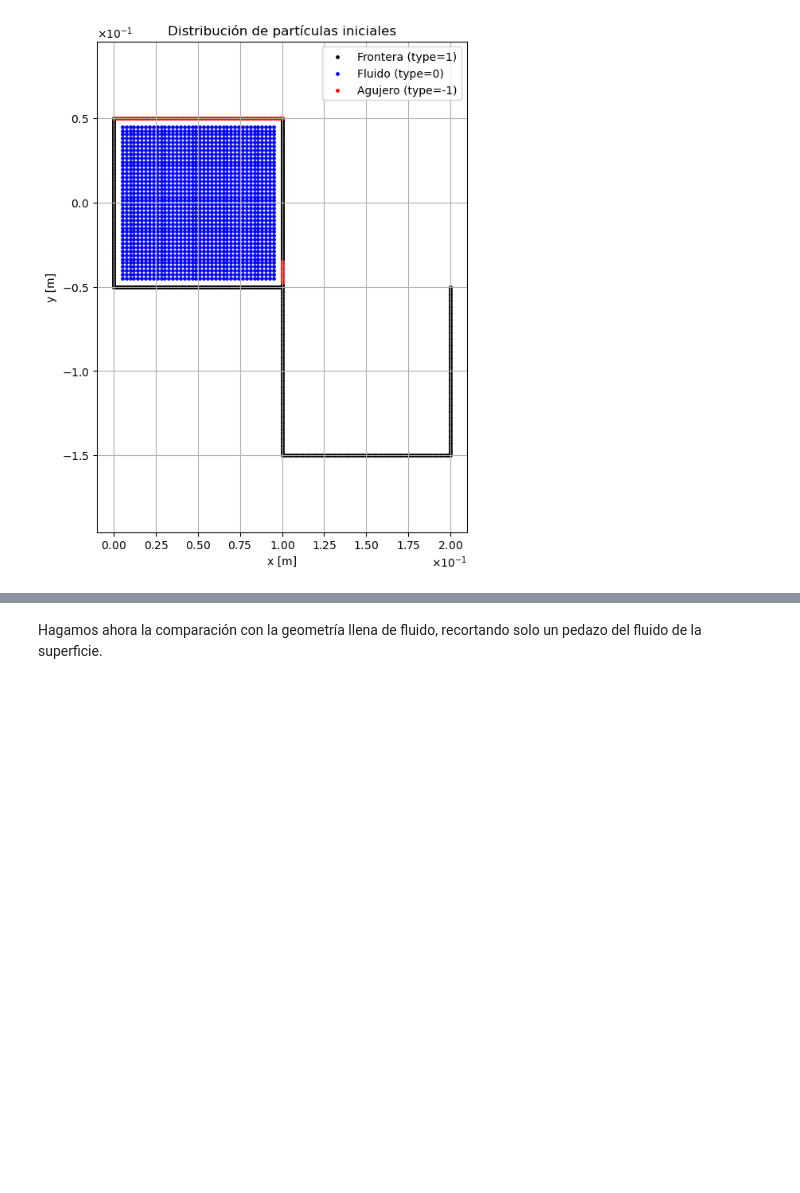
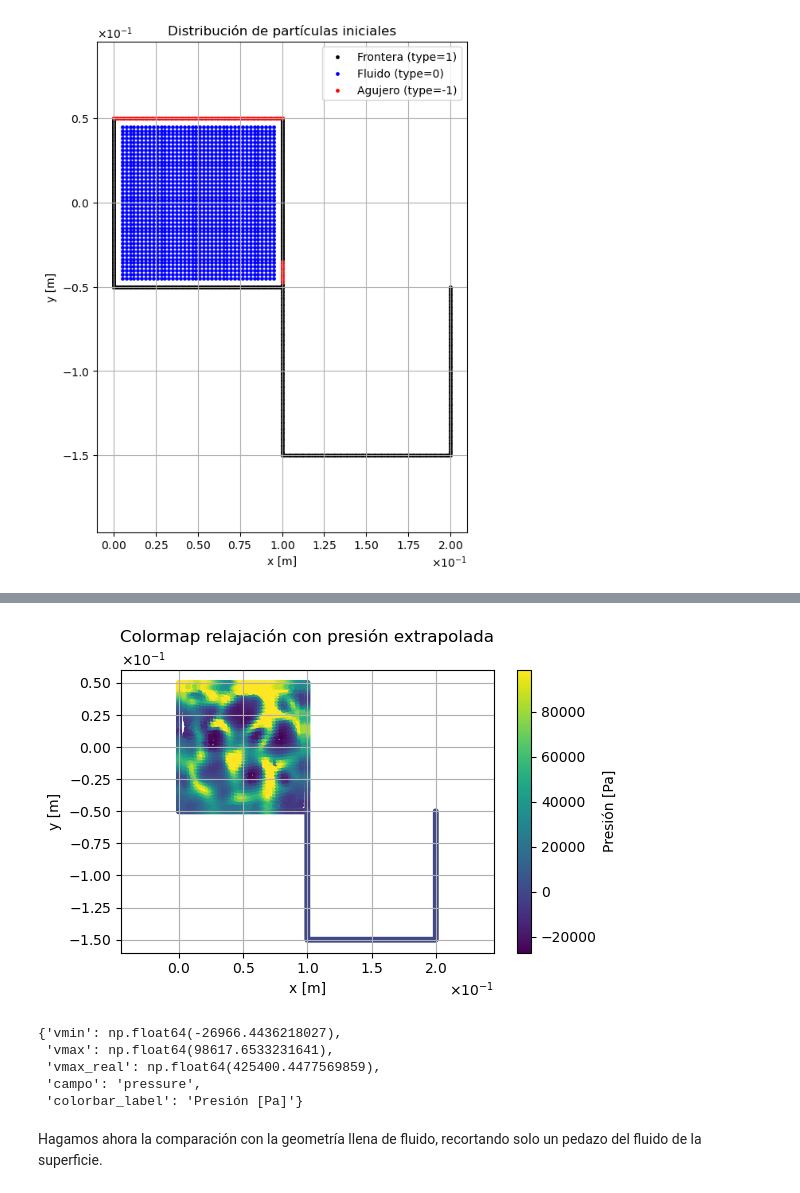
Before and after one commit to Hdavid1123/NeighboorsFloodSPH, a Jupyter notebook: Config/Reformuling_EOS_viscosity_params.ipynb, the cells around one changed output, grey strips where cells are left out. Cells and saved outputs as stored; diff of their text form; code cells hidden in the pictures; blank space fills up the shorter version.

```diff
--- a/Config/Reformuling_EOS_viscosity_params.ipynb
+++ b/Config/Reformuling_EOS_viscosity_params.ipynb
@@ -202,3 +319,15 @@ generar_script_gnuplot(BASE_FILE,
+# %%
+plot_colormap_fluido(
+    BASE_FILE,
+    title="Colormap relajación con presión extrapolada",
+    colorbar_label="Presión [Pa]")
+# %% [output]
+[figure, added]
+{'vmin': np.float64(-26966.4436218027),
+ 'vmax': np.float64(98617.6533231641),
+ 'vmax_real': np.float64(425400.4477569859),
+ 'campo': 'pressure',
+ 'colorbar_label': 'Presión [Pa]'}
 # %% [markdown]
 Hagamos ahora la comparación con la geometría llena de fluido, recortando solo un pedazo del fluido de la superficie.
 # %%
```
Also changed, not shown: parts of 4 cells of this notebook, 1 other file.
